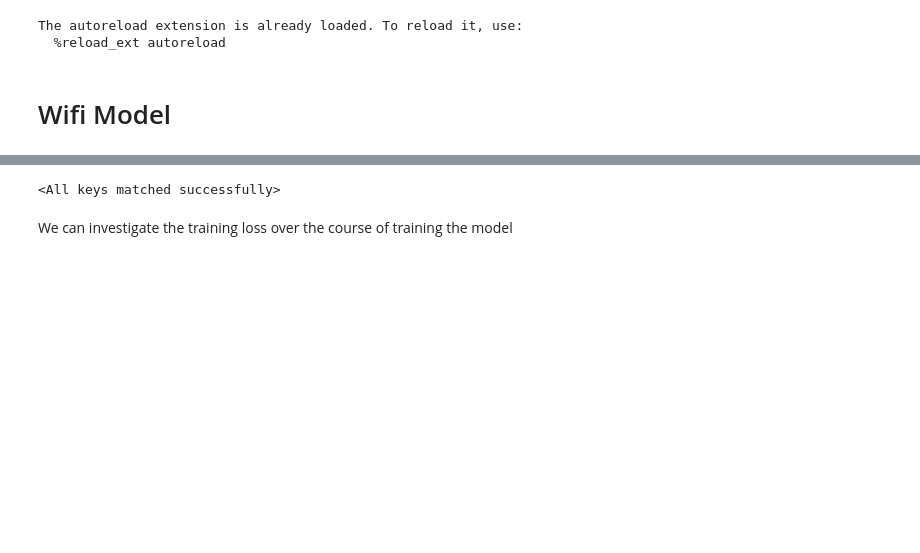
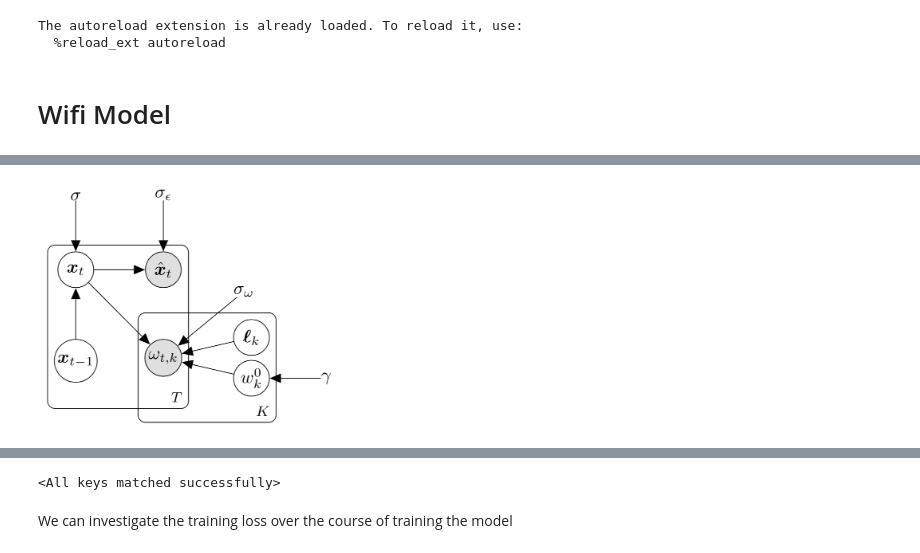
Before and after one commit to sorenhartmann/indoor-location-navigation, a Jupyter notebook: notebooks/2-wifi-model.ipynb, the cells around one changed output, grey strips where cells are left out. Drawn from its saved outputs; the diff is of its cells as text; code cells hidden in the pictures; blank space fills up the shorter version.

```diff
--- a/notebooks/2-wifi-model.ipynb
+++ b/notebooks/2-wifi-model.ipynb
@@ -28,3 +40,7 @@ In the initial model, we are only looking at including the wifi signals of the m
+# %%
+Image(filename='wifi_model.png', width = 300)
+# %% [output]
+[figure, added]
 # %%
 display(object_to_markdown(WifiModel.model))
 # %% [output]
```
Also changed, not shown: parts of 25 cells of this notebook, 2 other files.
